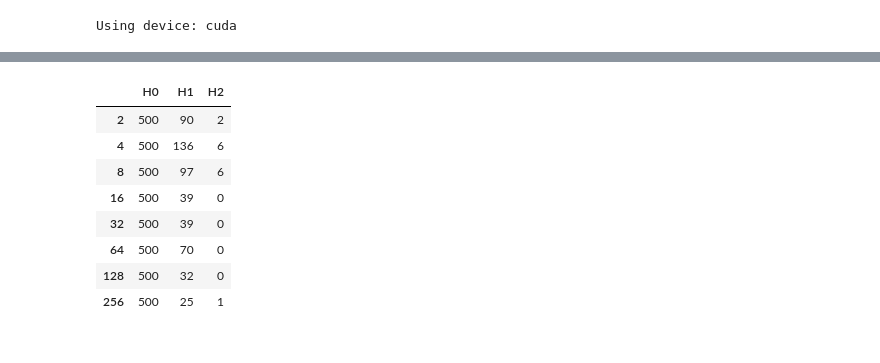
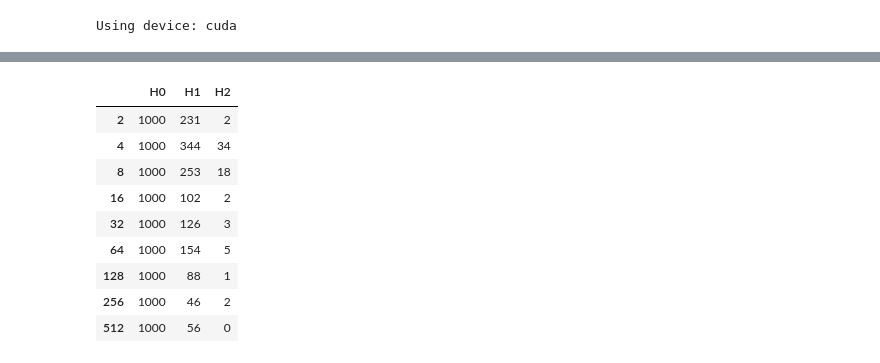
Before and after one commit to Kaf1018Zhang/Topo_Persp_Repr_SAE, a Jupyter notebook: test.ipynb, the cells around one changed output, grey strips where cells are left out. Cells and saved outputs as stored; diff of their text form; code cells hidden in the pictures.

```diff
--- a/test.ipynb
+++ b/test.ipynb
@@ -308,7 +307,7 @@ def run_and_save_latent(adata, latent_dim, save_dir="latent_db"):
 Using device: cuda
 # %%
 # 设置所有目标维度
-dims_to_run = [256, 128, 64, 32, 16, 8, 4, 2]
+dims_to_run = [512]
 
 # 跑每个维度一次
 for dim in dims_to_run:
@@ -340,40 +339,41 @@ from collections import defaultdict
 import matplotlib.pyplot as plt
 
 # 设置 latent 维度列表和文件夹路径
-latent_dims = [256, 128, 64, 32, 16, 8, 4, 2]
+latent_dims = [512, 256, 128, 64, 32, 16, 8, 4, 2]
 latent_dir = "latent_db"
 
 # 存储 Betti 数结果
 betti_results = defaultdict(dict)
 
 # 遍历所有 latent 文件
 for dim in latent_dims:
     file_path = os.path.join(latent_dir, f"latent_{dim}.npy")
     if os.path.exists(file_path):
         latent = np.load(file_path)
-        subset = latent[:500]  # 只取前 500 个样本
+        subset = latent[:1000]  # 只取前 500 个样本
         result = ripser(subset, maxdim=2)
         diagrams = result['dgms']
         betti_counts = [len(dgm) for dgm in diagrams]
         betti_results[dim] = {
             "H0": betti_counts[0] if len(betti_counts) > 0 else 0,
             "H1": betti_counts[1] if len(betti_counts) > 1 else 0,
             "H2": betti_counts[2] if len(betti_counts) > 2 else 0,
         }
     else:
         print(f"文件不存在: {file_path}")
 
 # 转换为 DataFrame 显示
 df_betti = pd.DataFrame.from_dict(betti_results, orient="index")
 df_betti = df_betti.sort_index()
 display(df_betti)
 # %% [output]
 |  | H0 | H1 | H2 |
-| 2 | 500 | 90 | 2 |
-| 4 | 500 | 136 | 6 |
-| 8 | 500 | 97 | 6 |
-| 16 | 500 | 39 | 0 |
-| 32 | 500 | 39 | 0 |
-| 64 | 500 | 70 | 0 |
-| 128 | 500 | 32 | 0 |
-| 256 | 500 | 25 | 1 |
+| 2 | 1000 | 231 | 2 |
+| 4 | 1000 | 344 | 34 |
+| 8 | 1000 | 253 | 18 |
+| 16 | 1000 | 102 | 2 |
+| 32 | 1000 | 126 | 3 |
+| 64 | 1000 | 154 | 5 |
+| 128 | 1000 | 88 | 1 |
+| 256 | 1000 | 46 | 2 |
+| 512 | 1000 | 56 | 0 |
```
Also changed, not shown: parts of 13 cells of this notebook, 5 other files.
